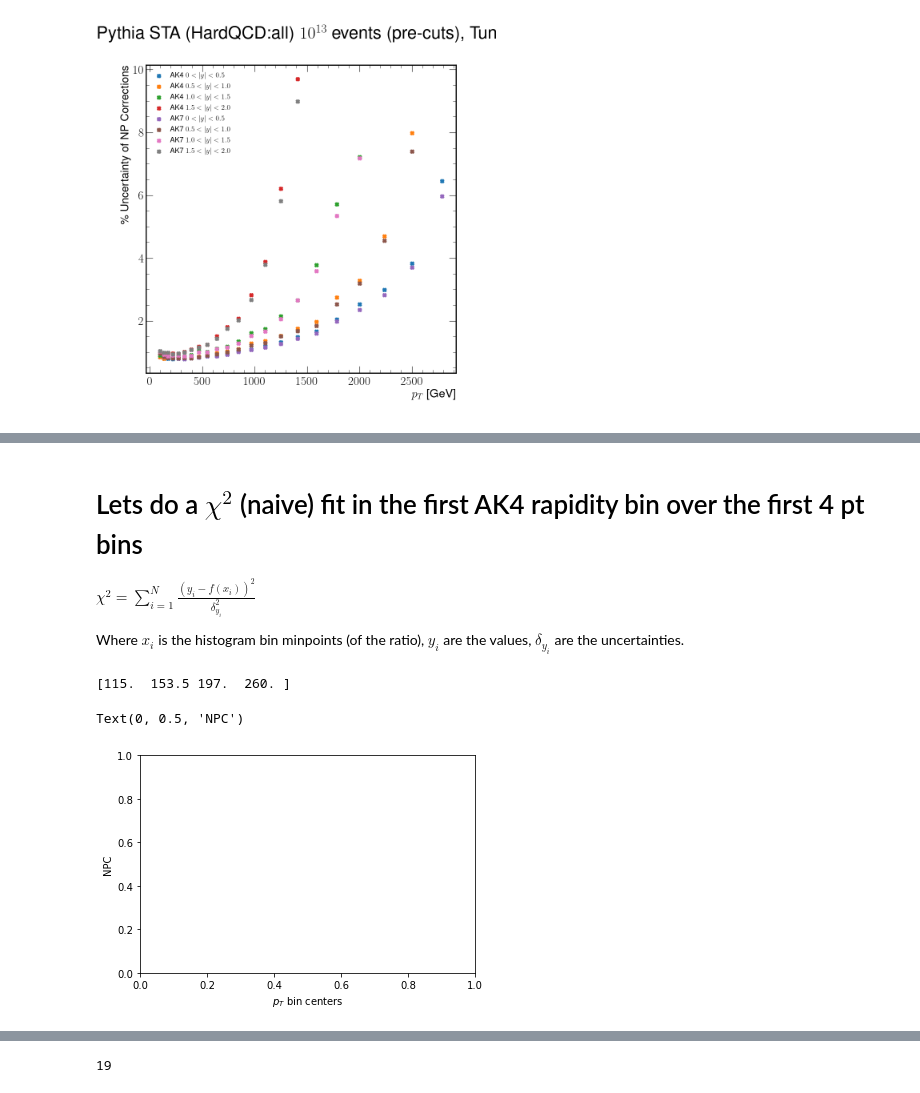
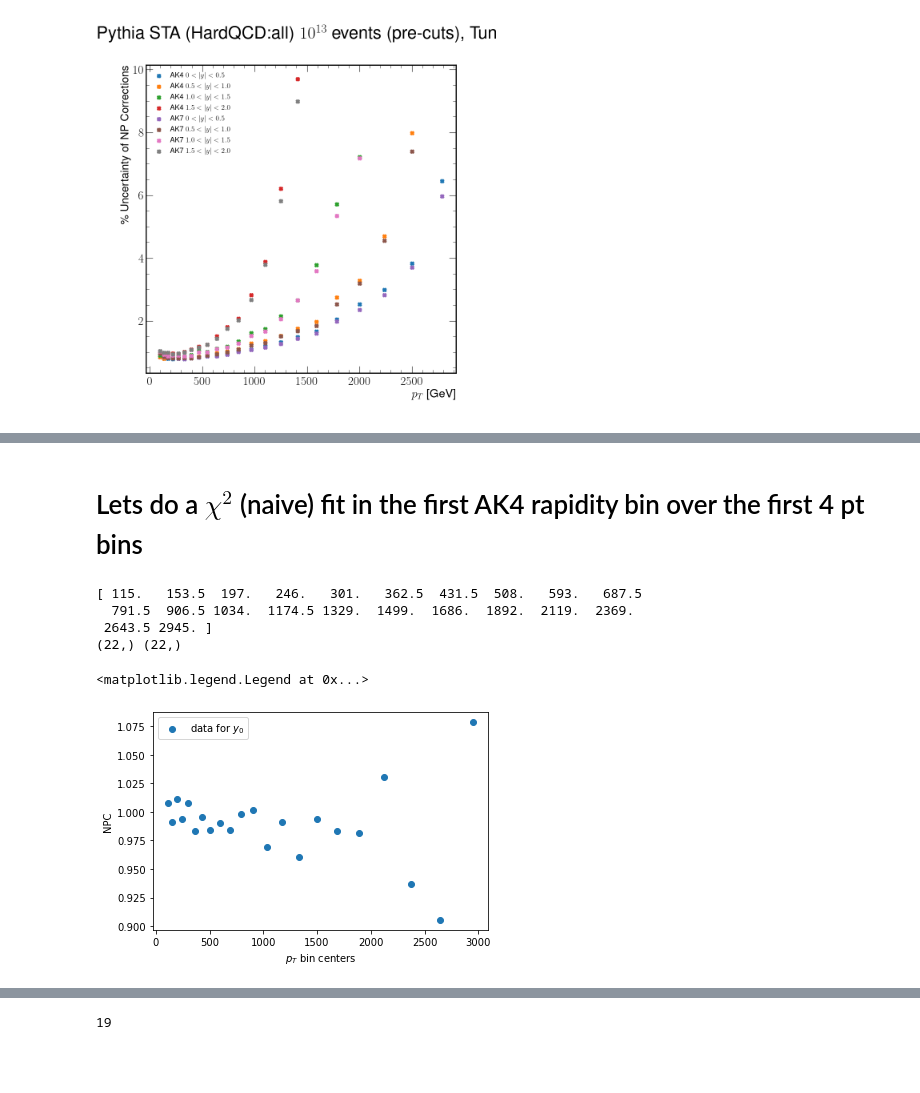
Before and after one commit to AliAlkadhim/NPC_Jets, a Jupyter notebook: fit.ipynb, the cells around one changed output, grey strips where cells are left out. Drawn from its saved outputs; the diff is of its cells as text; code cells hidden in the pictures; blank space fills up the shorter version.

```diff
--- a/fit.ipynb
+++ b/fit.ipynb
@@ -59,30 +59,37 @@ Doing a fit over the whole range (naive)
 </font>
 # %% [markdown]
 # Lets do a $\chi^2$ (naive) fit in the first AK4 rapidity bin over the first 4 pt bins
-
-$\chi^2 = \sum_{i=1}^N \frac{(y_i - f(x_i) )^2 }{\delta_{y_i}^2}$
-
-Where $x_i$ is the histogram bin minpoints (of the ratio), $y_i$ are the values, $\delta_{y_i}$ are the uncertainties.
 # %%
-edges_y0 = np.array([97,  133,  174,  220,300 ])
-# edges_y0 = [float(item.replace('\s',',')) for item in edges_y0.split()]
+edges_y0 = np.array([  97,  133,  174,  220,  272,  330,  395,  468,  548,  638,  737,  846,
+  967, 1101, 1248, 1410, 1588, 1784, 2000, 2238, 2500, 2787, 3103])
+
+# edges_y0 = edges_y0[:13]
 bin_centers_y0 = (edges_y0[:-1]+edges_y0[1:])/2
 # pre4_y0=[1.163744e+04 2.642488e+03 7.098741e+02 2.178400e+02]
 # post4_y0=[1.173045e+04 2.618880e+03 7.179274e+02 2.164112e+02]
-NPC4_y0 = np.array([1.00799231, 0.991066,   1.01134469, 1.2, 1.1])
-error_NPC4_y0=np.array([0.00850679, 0.00801902, 0.00830804])
+NPC4_y0 = np.array([1.00799231, 0.991066,   1.01134469, 0.99344106, 1.00772026, 0.98328357,
+ 0.99558591, 0.9840365,  0.99059843, 0.98413098, 0.99810374, 1.00128087,
+ 0.96900885, 0.99092376, 0.96028632, 0.99365639, 0.98304044, 0.9812955,
+ 1.03067118, 0.93647588, 0.90536527, 1.07863482])
+# NPC4_y0 = NPC4_y0[:12]
+# error_NPC4_y0=np.array([0.00850679, 0.00801902, 0.00830804])
 # NPCy0 = [float(item.replace('\s', ',')) for item in NPC_y0.split()]
-# plt.scatter(bin_centers_y0, NPC4_y0)
+plt.scatter(bin_centers_y0, NPC4_y0, label='data for $y_0$')
 
 # print(edges_y0.shape, NPC_y0.shape)
-data = Namespace()
-data.n = NPC_y0
-data.edges = edges_y0
+# data = Namespace()
+# data.n = NPC_y0
+# data.edges = edges_y0
 print(bin_centers_y0)
+print(bin_centers_y0.shape, NPC4_y0.shape)
 plt.xlabel('$p_T$ bin centers'); plt.ylabel('NPC')
+plt.legend()
 # %% [output]
-[115.  153.5 197.  260. ]
+[ 115.   153.5  197.   246.   301.   362.5  431.5  508.   593.   687.5
+  791.5  906.5 1034.  1174.5 1329.  1499.  1686.  1892.  2119.  2369.
+ 2643.5 2945. ]
+(22,) (22,)
-Text(0, 0.5, 'NPC')
+<matplotlib.legend.Legend at 0x...>
-[figure, old version]
+[figure, new version]
 # %%
 from scipy.optimize import curve_fit
```
Also changed, not shown: parts of 29 cells of this notebook, 1 other file.
